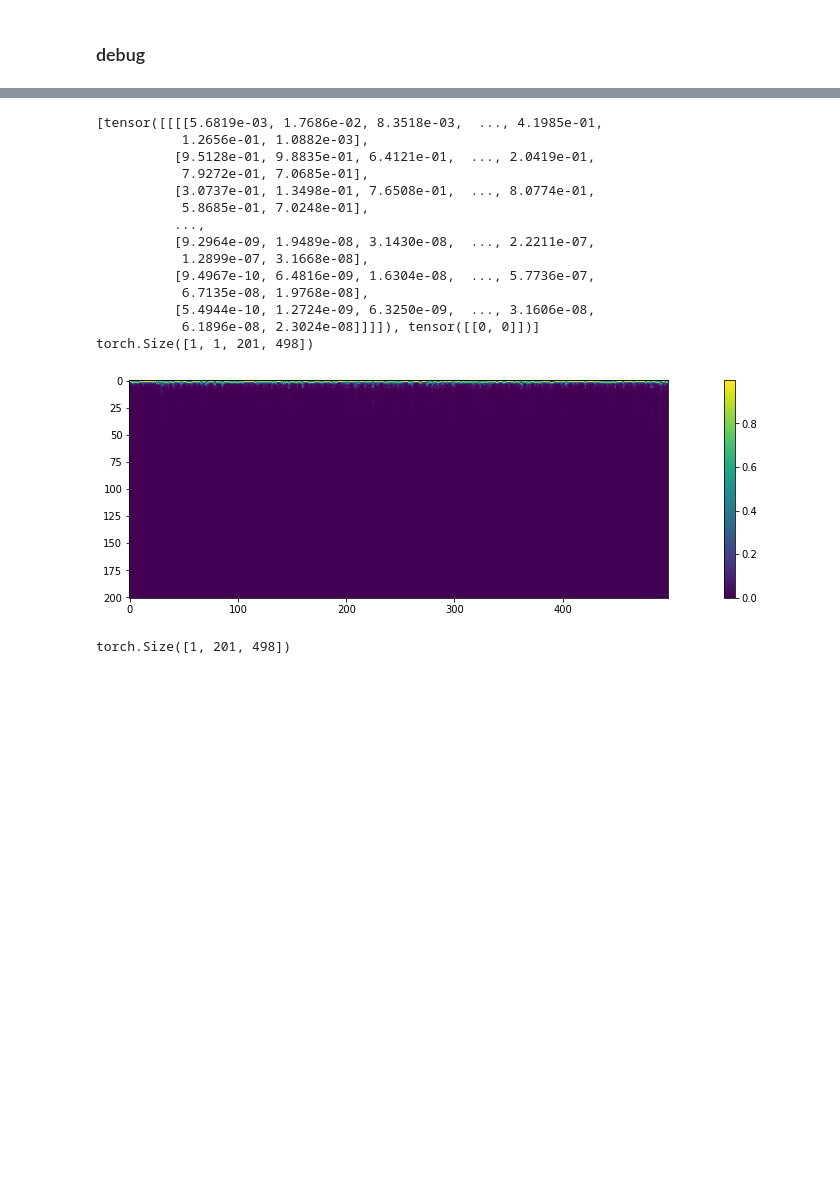
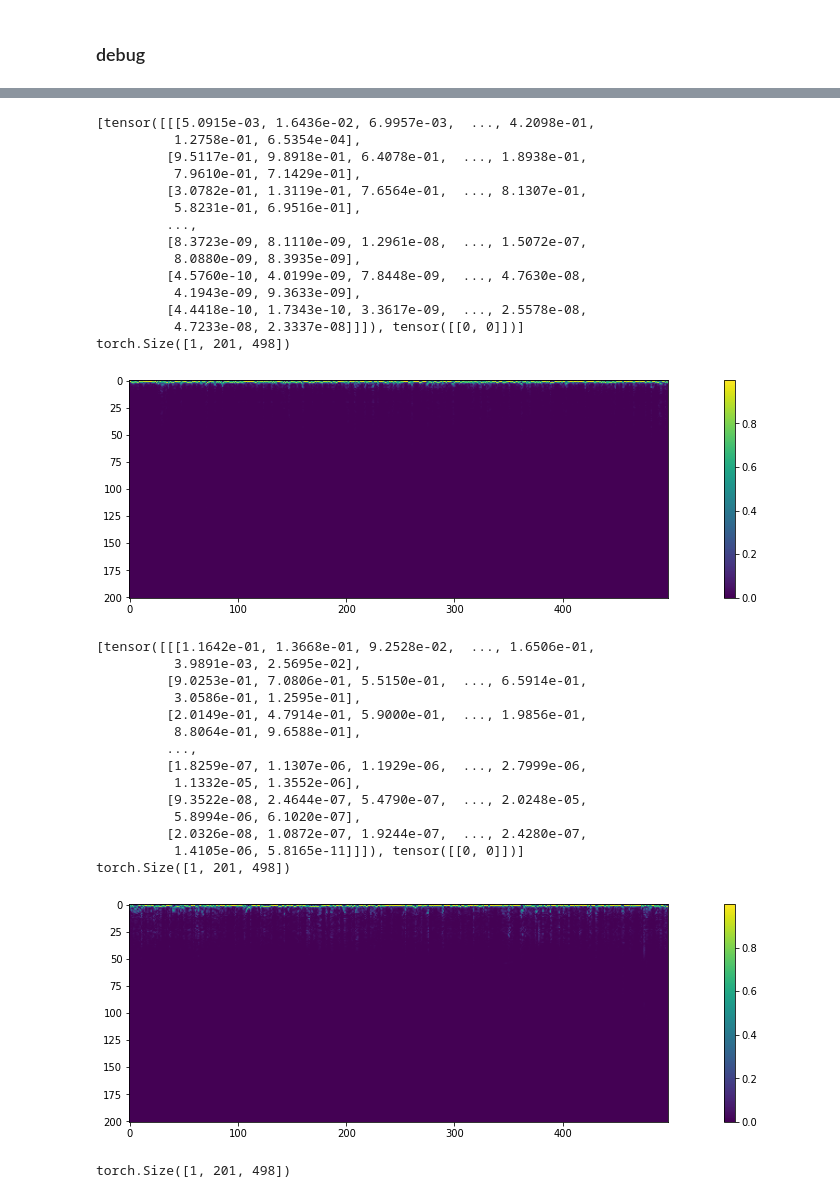
Before and after one commit to Mustapha-AJEGHRIR/klee_project_audio, a Jupyter notebook: notebooks/fft_model.ipynb, the cells around one changed output, grey strips where cells are left out. Cells and saved outputs as stored; diff of their text form; code cells hidden in the pictures; blank space fills up the shorter version.

Commit message:
Removed problem with validation randomness

```diff
--- a/notebooks/fft_model.ipynb
+++ b/notebooks/fft_model.ipynb
@@ -95,28 +92,56 @@ for d in train_loader:
     fft = d[0]
     plt.figure(figsize=(20, 4))
     print(fft.shape)
-    plt.imshow(fft[0,0])
+    plt.imshow(fft[0])
     plt.colorbar()
     plt.show()
     break
 
-# Randomness propagates also with datalaloaders (y)
+# Randomness propagates also with datalaloaders and data splitters (y)
 # %% [output]
-[tensor([[[[5.6819e-03, 1.7686e-02, 8.3518e-03,  ..., 4.1985e-01,
-           1.2656e-01, 1.0882e-03],
-          [9.5128e-01, 9.8835e-01, 6.4121e-01,  ..., 2.0419e-01,
-           7.9272e-01, 7.0685e-01],
-          [3.0737e-01, 1.3498e-01, 7.6508e-01,  ..., 8.0774e-01,
-           5.8685e-01, 7.0248e-01],
-          ...,
-          [9.2964e-09, 1.9489e-08, 3.1430e-08,  ..., 2.2211e-07,
-           1.2899e-07, 3.1668e-08],
-          [9.4967e-10, 6.4816e-09, 1.6304e-08,  ..., 5.7736e-07,
-           6.7135e-08, 1.9768e-08],
-          [5.4944e-10, 1.2724e-09, 6.3250e-09,  ..., 3.1606e-08,
-           6.1896e-08, 2.3024e-08]]]]), tensor([[0, 0]])]
-torch.Size([1, 1, 201, 498])
+[tensor([[[5.0915e-03, 1.6436e-02, 6.9957e-03,  ..., 4.2098e-01,
+          1.2758e-01, 6.5354e-04],
+         [9.5117e-01, 9.8918e-01, 6.4078e-01,  ..., 1.8938e-01,
+          7.9610e-01, 7.1429e-01],
+         [3.0782e-01, 1.3119e-01, 7.6564e-01,  ..., 8.1307e-01,
+          5.8231e-01, 6.9516e-01],
+         ...,
+         [8.3723e-09, 8.1110e-09, 1.2961e-08,  ..., 1.5072e-07,
+          8.0880e-09, 8.3935e-09],
+         [4.5760e-10, 4.0199e-09, 7.8448e-09,  ..., 4.7630e-08,
+          4.1943e-09, 9.3633e-09],
+         [4.4418e-10, 1.7343e-10, 3.3617e-09,  ..., 2.5578e-08,
+          4.7233e-08, 2.3337e-08]]]), tensor([[0, 0]])]
+torch.Size([1, 201, 498])
 [figure]
+# %%
+for d in val_loader:
+    print(d)
+    fft = d[0]
+    plt.figure(figsize=(20, 4))
+    print(fft.shape)
+    plt.imshow(fft[0])
+    plt.colorbar()
+    plt.show()
+    break
+
+# Dataset properties could be changed after data splitter to remove randomness (y)
+# %% [output]
+[tensor([[[1.1642e-01, 1.3668e-01, 9.2528e-02,  ..., 1.6506e-01,
+          3.9891e-03, 2.5695e-02],
+         [9.0253e-01, 7.0806e-01, 5.5150e-01,  ..., 6.5914e-01,
+          3.0586e-01, 1.2595e-01],
+         [2.0149e-01, 4.7914e-01, 5.9000e-01,  ..., 1.9856e-01,
+          8.8064e-01, 9.6588e-01],
+         ...,
+         [1.8259e-07, 1.1307e-06, 1.1929e-06,  ..., 2.7999e-06,
+          1.1332e-05, 1.3552e-06],
+         [9.3522e-08, 2.4644e-07, 5.4790e-07,  ..., 2.0248e-05,
+          5.8994e-06, 6.1020e-07],
+         [2.0326e-08, 1.0872e-07, 1.9244e-07,  ..., 2.4280e-07,
+          1.4105e-06, 5.8165e-11]]]), tensor([[0, 0]])]
+torch.Size([1, 201, 498])
+[figure, added]
 # %%
 example, lab = train_loader.dataset[0]
 example.shape  # (channel, frequency, time)
```
Also changed, not shown: parts of 4 cells of this notebook, 1 other file.
